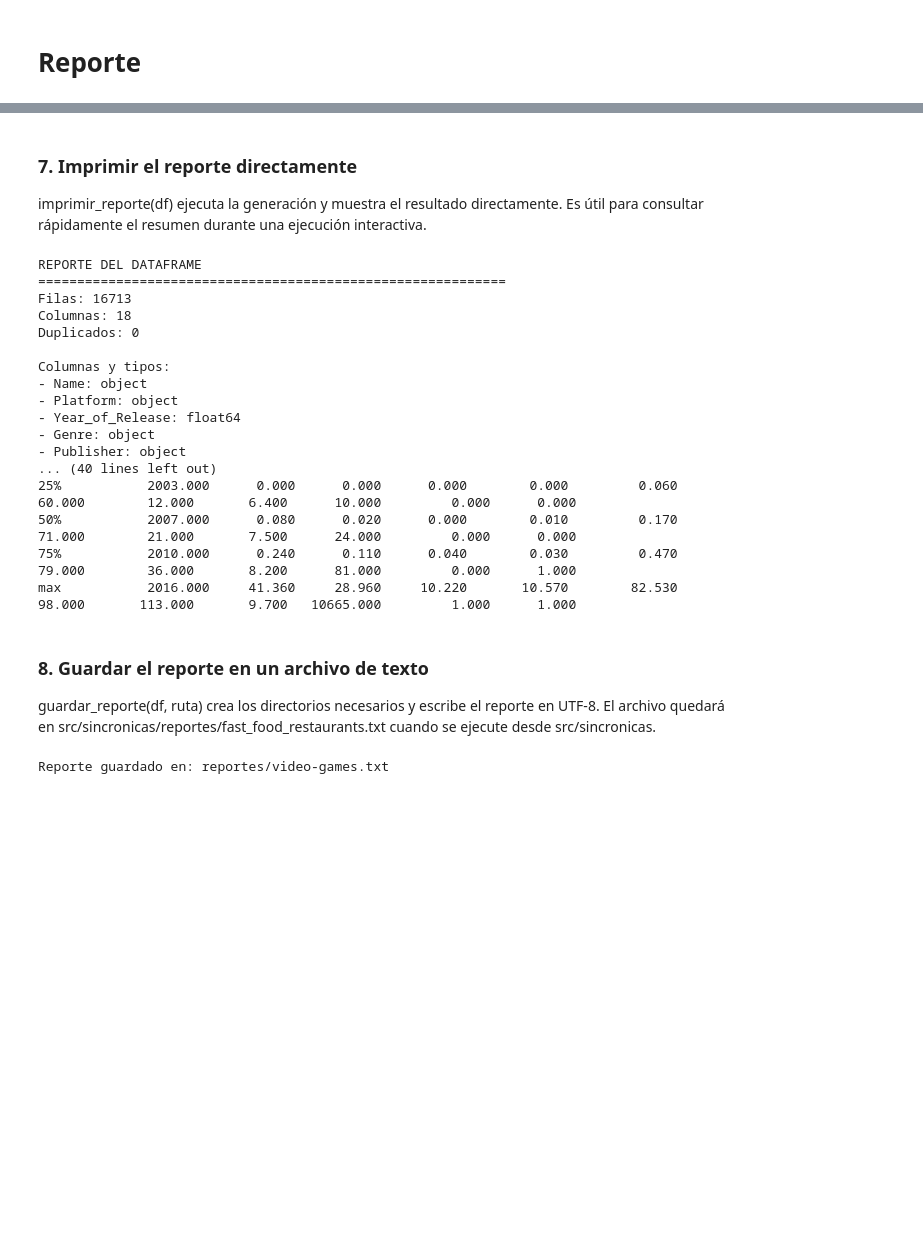
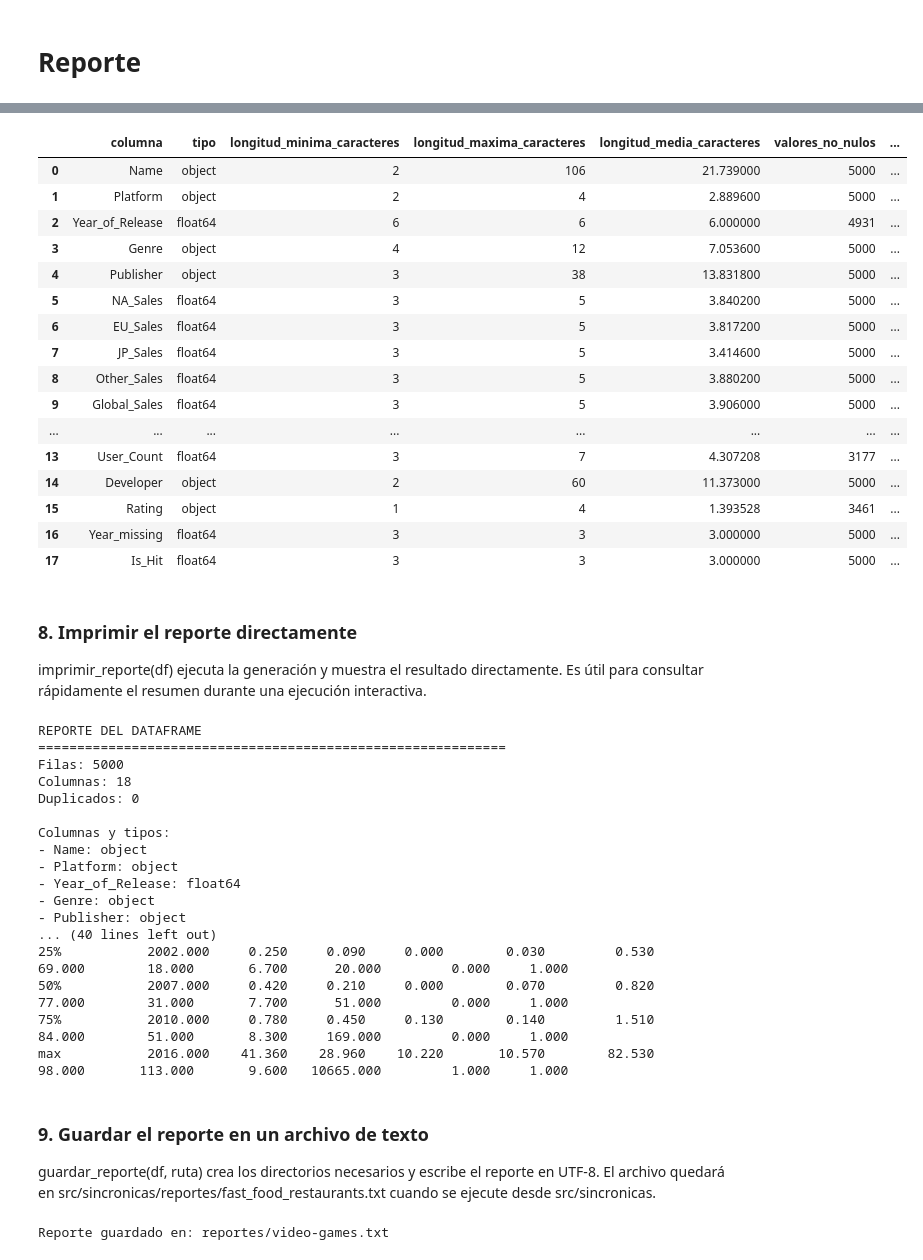
Before and after one commit to chonto329/Machine-Learning-, a Jupyter notebook: src/carga_datos/EA1_Carga_Datos.ipynb, the cells around one changed output, grey strips where cells are left out. Saved outputs shown, nothing was run; the diff lists cells and outputs as text; code cells hidden in the pictures; blank space fills up the shorter version.

Commit message:
Reporte descriptivo

```diff
--- a/src/carga_datos/EA1_Carga_Datos.ipynb
+++ b/src/carga_datos/EA1_Carga_Datos.ipynb
@@ -100,12 +146,33 @@ max           2016.000     41.360     28.960     10.220       10.570        82.5
+# %%
+metadata_df2 = reportes.reporte_descriptivo(df2)
+metadata_df2
+# %% [output]
+|  | columna | tipo | longitud_minima_caracteres | longitud_maxima_caracteres | longitud_media_caracteres | valores_no_nulos | ... |
+| 0 | Name | object | 2 | 106 | 21.739000 | 5000 | ... |
+| 1 | Platform | object | 2 | 4 | 2.889600 | 5000 | ... |
+| 2 | Year_of_Release | float64 | 6 | 6 | 6.000000 | 4931 | ... |
+| 3 | Genre | object | 4 | 12 | 7.053600 | 5000 | ... |
+| 4 | Publisher | object | 3 | 38 | 13.831800 | 5000 | ... |
+| 5 | NA_Sales | float64 | 3 | 5 | 3.840200 | 5000 | ... |
+| 6 | EU_Sales | float64 | 3 | 5 | 3.817200 | 5000 | ... |
+| 7 | JP_Sales | float64 | 3 | 5 | 3.414600 | 5000 | ... |
+| 8 | Other_Sales | float64 | 3 | 5 | 3.880200 | 5000 | ... |
+| 9 | Global_Sales | float64 | 3 | 5 | 3.906000 | 5000 | ... |
+| ... | ... | ... | ... | ... | ... | ... | ... |
+| 13 | User_Count | float64 | 3 | 7 | 4.307208 | 3177 | ... |
+| 14 | Developer | object | 2 | 60 | 11.373000 | 5000 | ... |
+| 15 | Rating | object | 1 | 4 | 1.393528 | 3461 | ... |
+| 16 | Year_missing | float64 | 3 | 3 | 3.000000 | 5000 | ... |
+| 17 | Is_Hit | float64 | 3 | 3 | 3.000000 | 5000 | ... |
 # %% [markdown]
-### 7. Imprimir el reporte directamente
+### 8. Imprimir el reporte directamente
 imprimir_reporte(df) ejecuta la generación y muestra el resultado directamente. Es útil para consultar rápidamente el resumen durante una ejecución interactiva.
 # %%
-reportes.imprimir_reporte(df)
+reportes.imprimir_reporte(df2)
 # %% [output]
 REPORTE DEL DATAFRAME
 ============================================================
-Filas: 16713
+Filas: 5000
 Columnas: 18
 Duplicados: 0
 
@@ -116,12 +183,12 @@ Columnas y tipos:
 - Genre: object
 - Publisher: object
 ... (40 lines left out)
-25%           2003.000      0.000      0.000      0.000        0.000         0.060        60.000        12.000       6.400      10.000         0.000      0.000
-50%           2007.000      0.080      0.020      0.000        0.010         0.170        71.000        21.000       7.500      24.000         0.000      0.000
-75%           2010.000      0.240      0.110      0.040        0.030         0.470        79.000        36.000       8.200      81.000         0.000      1.000
-max           2016.000     41.360     28.960     10.220       10.570        82.530        98.000       113.000       9.700   10665.000         1.000      1.000
+25%           2002.000     0.250     0.090     0.000        0.030         0.530        69.000        18.000       6.700      20.000         0.000     1.000
+50%           2007.000     0.420     0.210     0.000        0.070         0.820        77.000        31.000       7.700      51.000         0.000     1.000
+75%           2010.000     0.780     0.450     0.130        0.140         1.510        84.000        51.000       8.300     169.000         0.000     1.000
+max           2016.000    41.360    28.960    10.220       10.570        82.530        98.000       113.000       9.600   10665.000         1.000     1.000
 # %% [markdown]
-### 8. Guardar el reporte en un archivo de texto
+### 9. Guardar el reporte en un archivo de texto
 guardar_reporte(df, ruta) crea los directorios necesarios y escribe el reporte en UTF-8. El archivo quedará en src/sincronicas/reportes/fast_food_restaurants.txt cuando se ejecute desde src/sincronicas.
 # %%
 ruta = reportes.guardar_reporte(
```
Also changed, not shown: parts of 19 cells of this notebook, 3 other files.
